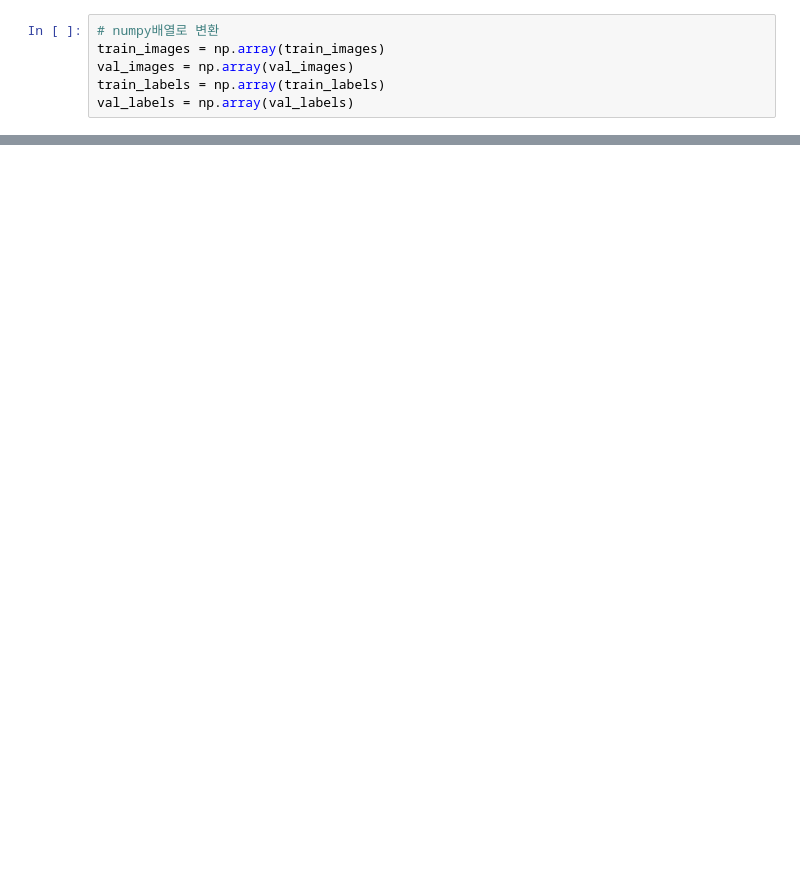
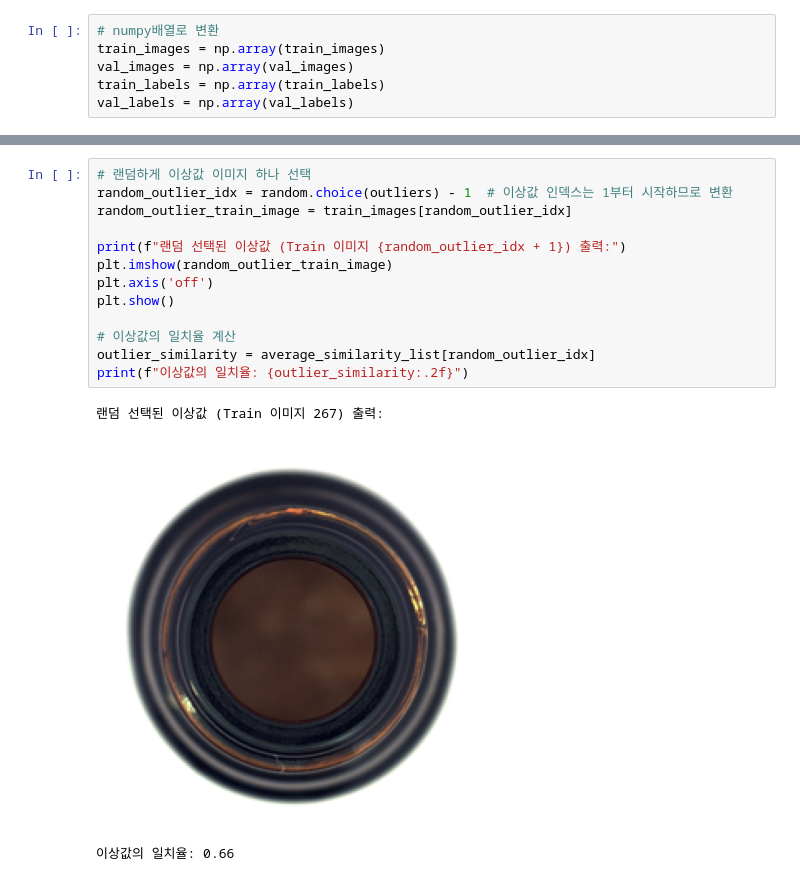
Before and after one commit to Cksdud123/colab, a Jupyter notebook: Anomaly_Detection.ipynb, the cells around one changed output, grey strips where cells are left out. Saved outputs shown, nothing was run; the diff lists cells and outputs as text; blank space fills up the shorter version.

```diff
--- a/Anomaly_Detection.ipynb
+++ b/Anomaly_Detection.ipynb
@@ -211,0 +254,17 @@ plt.show()
+# %%
+# 랜덤하게 이상값 이미지 하나 선택
+random_outlier_idx = random.choice(outliers) - 1  # 이상값 인덱스는 1부터 시작하므로 변환
+random_outlier_train_image = train_images[random_outlier_idx]
+
+print(f"랜덤 선택된 이상값 (Train 이미지 {random_outlier_idx + 1}) 출력:")
+plt.imshow(random_outlier_train_image)
+plt.axis('off')
+plt.show()
+
+# 이상값의 일치율 계산
+outlier_similarity = average_similarity_list[random_outlier_idx]
+print(f"이상값의 일치율: {outlier_similarity:.2f}")
+# %% [output]
+랜덤 선택된 이상값 (Train 이미지 267) 출력:
+[figure, added]
+이상값의 일치율: 0.66
```
Also changed, not shown: parts of 13 cells of this notebook.
